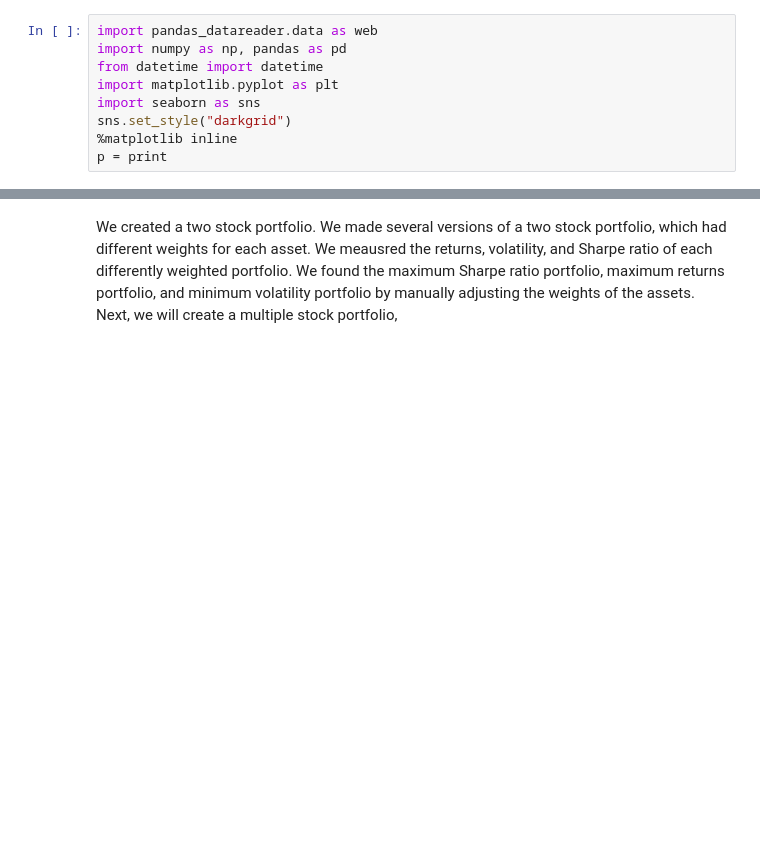
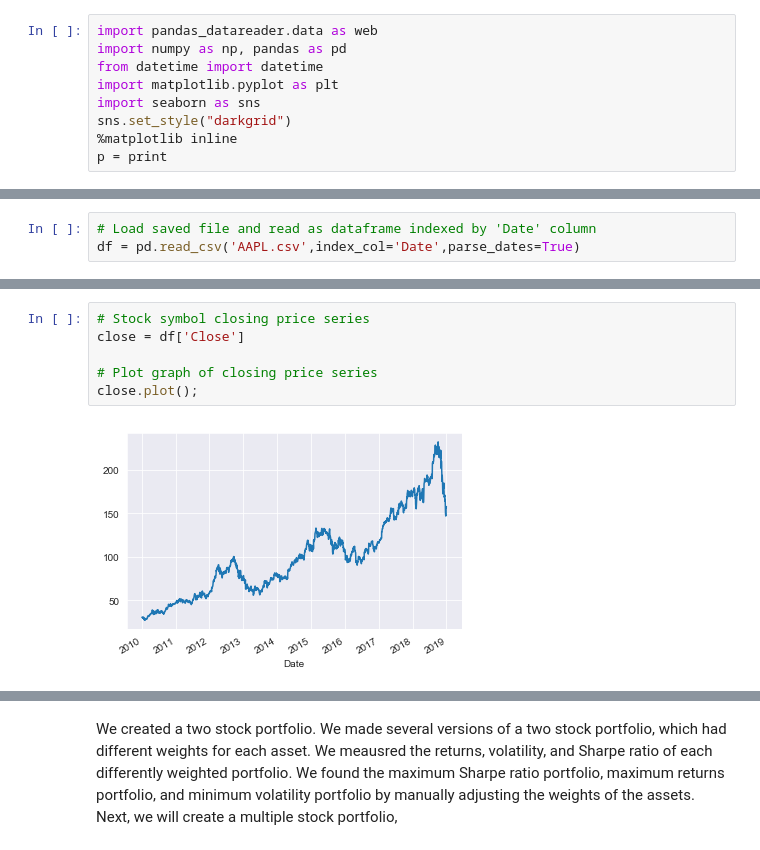
Before and after one commit to robertxbrown06/portfolio_analysis, a Jupyter notebook: 01_2-stock_portfolio.ipynb, the cells around one changed output, grey strips where cells are left out. Cells and saved outputs as stored; diff of their text form; blank space fills up the shorter version.

Commit message:
Construct and analyze a two-stock portfolio

```diff
--- a/01_2-stock_portfolio.ipynb
+++ b/01_2-stock_portfolio.ipynb
@@ -279,0 +52,3 @@ min_vol_pf
+# %%
+# Load saved file and read as dataframe indexed by 'Date' column
+df = pd.read_csv('AAPL.csv',index_col='Date',parse_dates=True)
@@ -279,0 +70,8 @@ min_vol_pf
+# %%
+# Stock symbol closing price series
+close = df['Close']
+
+# Plot graph of closing price series
+close.plot();
+# %% [output]
+[figure, added]
```
Also changed, not shown: parts of 93 cells of this notebook.
